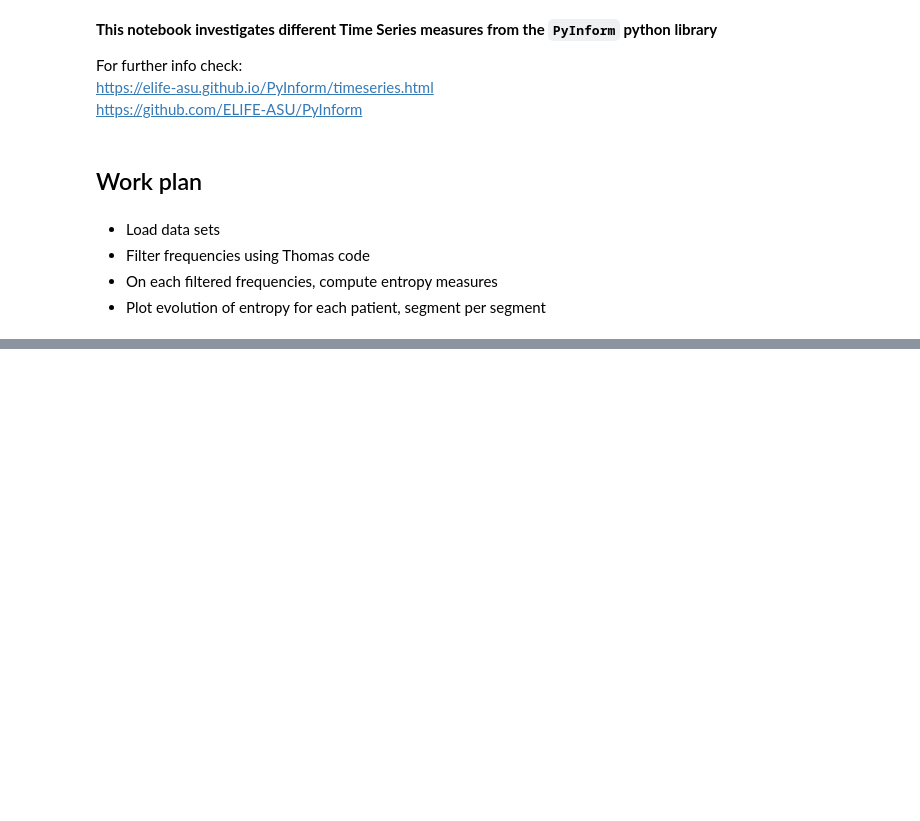
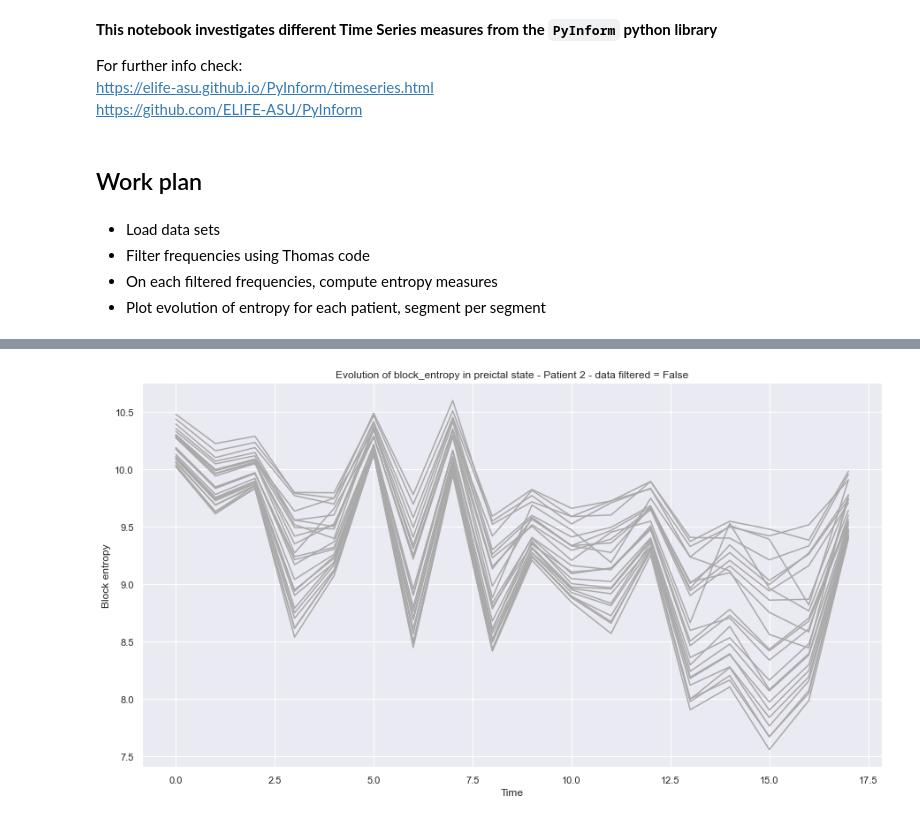
Before and after one commit to jhupiterz/SafeSeizure, a Jupyter notebook: notebooks/jhupiterz-time-series-measure.ipynb, the cells around one changed output, grey strips where cells are left out. Drawn from its saved outputs; the diff is of its cells as text; code cells hidden in the pictures; blank space fills up the shorter version.

```diff
--- a/notebooks/jhupiterz-time-series-measure.ipynb
+++ b/notebooks/jhupiterz-time-series-measure.ipynb
@@ -171,0 +154,4 @@ plt.ylabel('Block entropy');
+# %%
+plot_entropy(patient=2, entropy_metric= 'block_entropy')
+# %% [output]
+[figure, added]
```
Also changed, not shown: parts of 25 cells of this notebook.
